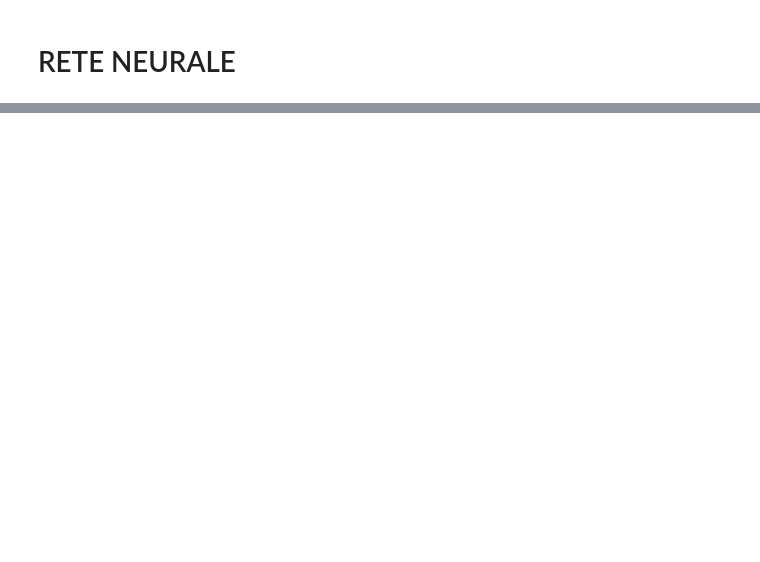
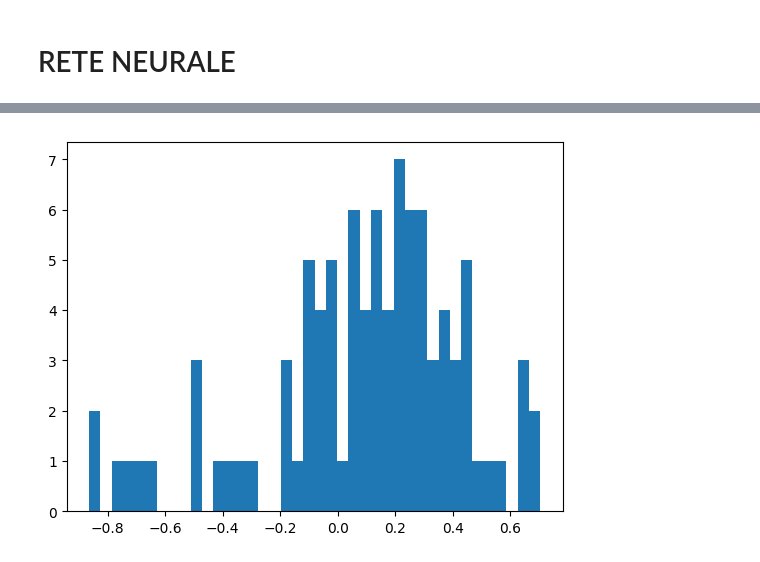
Before and after one commit to amecava/aitrain, a Jupyter notebook: Beta/Debug/Crea_db_per_DNN-GIUSTO.ipynb, the cells around one changed output, grey strips where cells are left out. Cells and saved outputs as stored; diff of their text form; code cells hidden in the pictures; blank space fills up the shorter version.

```diff
--- a/Beta/Debug/Crea_db_per_DNN-GIUSTO.ipynb
+++ b/Beta/Debug/Crea_db_per_DNN-GIUSTO.ipynb
@@ -437,0 +446,10 @@ INFO:tensorflow:Done running local_init_op.
+# %%
+error = []
+for x in reality - predictions:
+    error.append((float(x)))
+error.sort()
+
+plt.hist(error,bins = 40) # plotting by columns
+plt.show()
+# %% [output]
+[figure, added]
```
Also changed, not shown: parts of 12 cells of this notebook, 1 other file.
